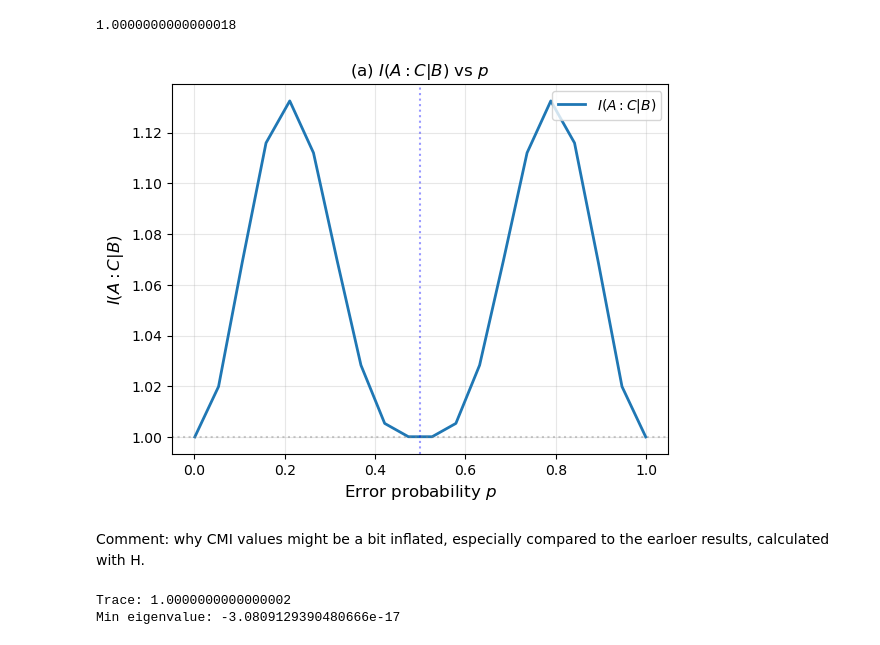
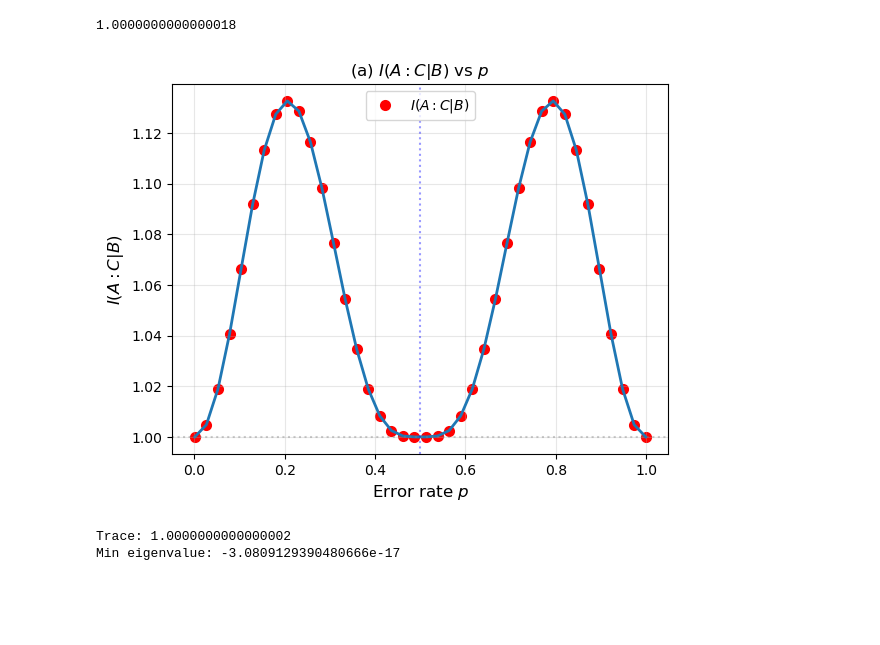
Before and after one commit to HannaKarwowska/PSI-Essay, a Jupyter notebook: CMI_with_S.ipynb, the cells around one changed output. Saved outputs shown, nothing was run; the diff lists cells and outputs as text; code cells hidden in the pictures; blank space fills up the shorter version.

```diff
--- a/CMI_with_S.ipynb
+++ b/CMI_with_S.ipynb
@@ -198,26 +192,16 @@ Now, we will define functions to caluclate von Neuman entropies of the whole mat
 # %%
 #Calculating von Neumann entropy
-def von_neumann_entropy(rho, base=2):
+def von_neumann_entropy(rho):
     """
-    Compute von Neumann entropy S(rho) = -Tr(rho log rho)
-    base = np.e gives natural log, base=2 gives bits
+    Compute von Neumann entropy S(rho) = -Tr(rho log rho) = -Sum (lamba log lamba), where lambda's are eigenvalues
     """
     eigvals = np.linalg.eigvalsh(rho)
-
-    # clip numerical errors
-    #eigvals = np.clip(eigvals, 0, 1)
-
-    # normalize (important!)
-    #eigvals = eigvals / np.sum(eigvals)
 
     # remove zeros safely
     eigvals = eigvals[eigvals > 1e-12]
 
     S = -np.sum(eigvals * np.log2(eigvals))
 
-    #if base == 2:
-        #S /= np.log(2)
-
     return S
 # %%
 #Test
@@ -227,9 +211,11 @@ print("Von Neumann entropy:", S)
 # %% [output]
 Von Neumann entropy: 0.46899559358928145
 # %%
+#Function to compute reduced density matrix
+
 def partial_trace(rho, keep, N):
     """
-    Correct partial trace over all qubits not listed in keep.
+    Partial trace over all qubits not listed in keep.
 
     rho:
         Full density matrix of shape (2^N, 2^N)
@@ -321,9 +265,11 @@ B = [4,5,10,11]
 
 C = [6,7,8,9]
 # %%
+#Function to compute CMI
+
 def CMI(p, rho_0, A, B, C, N):
     """
-    Compute S(A:C|B) = S(AB) + S(BC) - S(B) - S(ABC).
+    Compute I(A:C|B) = S(AB) + S(BC) - S(B) - S(ABC).
     """
 
     rho = noise_channel(rho_0, p, N)
@@ -381,7 +310,7 @@ print(cmi_test2)
 # %%
 #Array of different noise rates
 
-p_array = np.linspace(0.001,0.999,20)
+p_array = np.linspace(0.001,0.999,40)
 cmi_array = np.zeros(len(p_array))
 
 for i in range(len(p_array)):
@@ -389,23 +318,21 @@ for i in range(len(p_array)):
 # %%
 fig, ax = plt.subplots()
 
-ax.plot(p_array, cmi_array,lw=2, label=r'$I(A{:}C|B)$')
-#ax.plot(p_values, mi_AC_values, 'r--', lw=1.5, alpha=0.7, label=r'$I(A{:}C)$')
+ax.scatter(p_array, cmi_array,color='red',lw=2, label=r'$I(A{:}C|B)$')
+ax.plot(p_array, cmi_array,lw=2)
 ax.axhline(1.0, color='gray', ls=':', alpha=0.4)
 ax.axvline(0.5, color='blue', ls=':', alpha=0.4)
-ax.set_xlabel(r'Error probability $p$', fontsize=12)
+ax.set_xlabel(r'Error rate $p$', fontsize=12)
 ax.set_ylabel(r'$I(A{:}C|B)$ ', fontsize=12)
 ax.set_title(r'(a) $I(A{:}C|B)$ vs $p$', fontsize=12)
 ax.legend(fontsize=10)
 ax.grid(True, alpha=0.3)
 ax.annotate(r'$p_c = 0.5$', xy=(0.5, 0.05), fontsize=10, color='blue',
             ha='center', va='bottom')
 
 plt.show()
 # %% [output]
-[figure, old version]
+[figure, new version]
-# %% [markdown]
-Comment: why CMI values might be a bit inflated, especially compared to the earloer results, calculated with H.
 # %%
 #check
 
```
Also changed, not shown: parts of 7 cells of this notebook.
